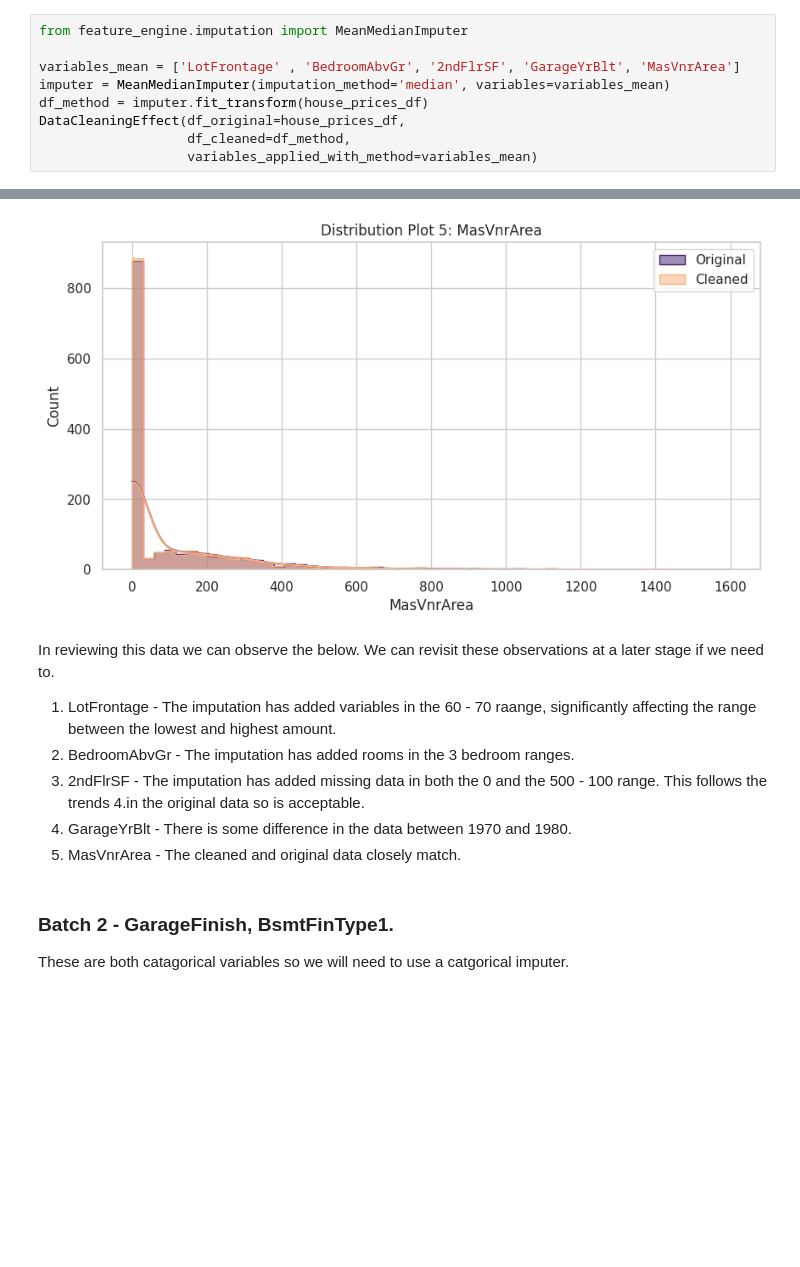
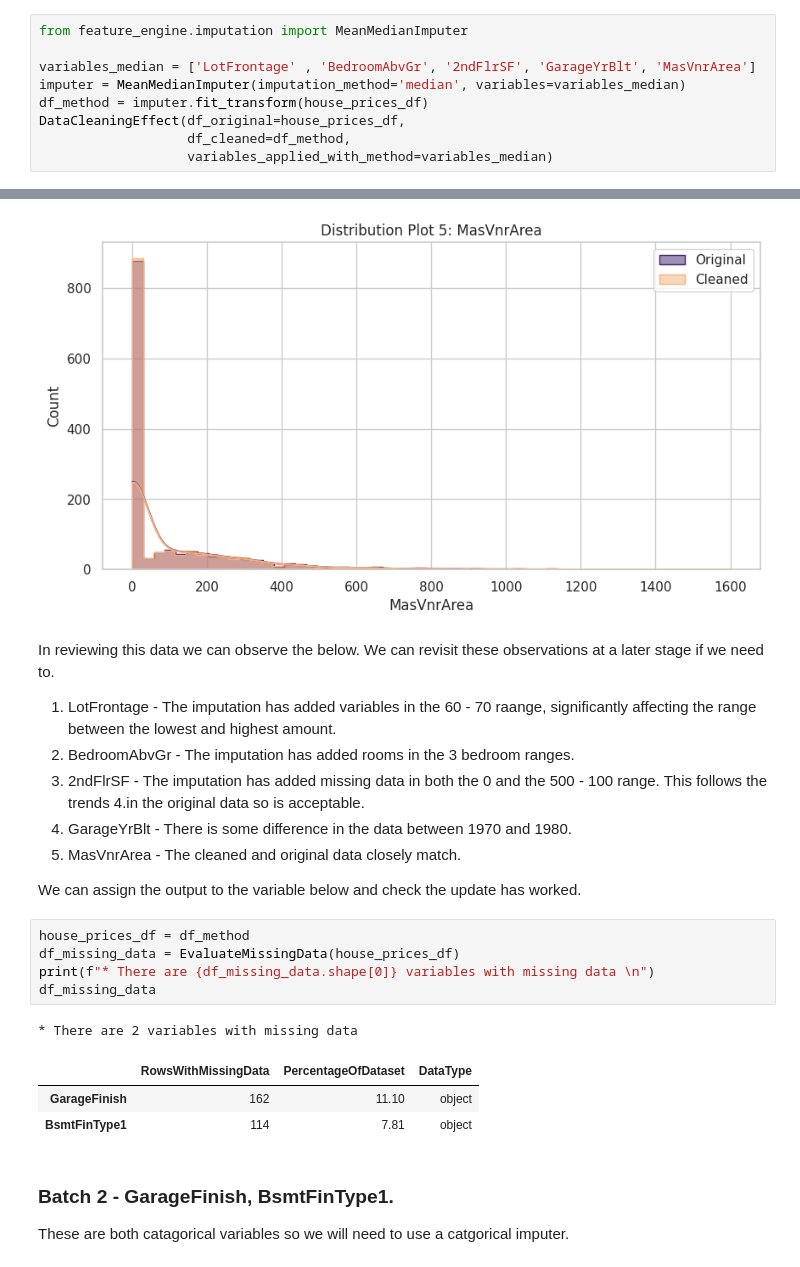
Before and after one commit to ewradcliffe/Heritage-Housing, a Jupyter notebook: jupyter_notebooks/DataCleaning.ipynb, the cells around one changed output, grey strips where cells are left out. Drawn from its saved outputs; the diff is of its cells as text; blank space fills up the shorter version.

Commit message:
Rewrite code to correctly apply data cleaning.

```diff
--- a/jupyter_notebooks/DataCleaning.ipynb
+++ b/jupyter_notebooks/DataCleaning.ipynb
@@ -198,12 +198,12 @@ As per the data inspection notebook, this data is numeric and either positively
 # %%
 from feature_engine.imputation import MeanMedianImputer
 
-variables_mean = ['LotFrontage' , 'BedroomAbvGr', '2ndFlrSF', 'GarageYrBlt', 'MasVnrArea']
-imputer = MeanMedianImputer(imputation_method='median', variables=variables_mean)
+variables_median = ['LotFrontage' , 'BedroomAbvGr', '2ndFlrSF', 'GarageYrBlt', 'MasVnrArea']
+imputer = MeanMedianImputer(imputation_method='median', variables=variables_median)
 df_method = imputer.fit_transform(house_prices_df)
 DataCleaningEffect(df_original=house_prices_df,
                    df_cleaned=df_method,
-                   variables_applied_with_method=variables_mean)
+                   variables_applied_with_method=variables_median)
 # %% [output]
 =====================================================================================
 * Distribution Effect Analysis After Data Cleaning Method in the following variables:
@@ -221,6 +221,18 @@ In reviewing this data we can observe the below. We can revisit these observatio
 3. 2ndFlrSF - The imputation has added missing data in both the 0 and the 500 - 100 range. This follows the trends 4.in the original data so is acceptable.
 4. GarageYrBlt - There is some difference in the data between 1970 and 1980.
 5. MasVnrArea - The cleaned and original data closely match.
+
+We can assign the output to the variable below and check the update has worked.
+# %%
+house_prices_df = df_method
+df_missing_data = EvaluateMissingData(house_prices_df)
+print(f"* There are {df_missing_data.shape[0]} variables with missing data \n")
+df_missing_data
+# %% [output]
+* There are 2 variables with missing data
+|  | RowsWithMissingData | PercentageOfDataset | DataType |
+| GarageFinish | 162 | 11.10 | object |
+| BsmtFinType1 | 114 | 7.81 | object |
 # %% [markdown]
 ### Batch 2 - GarageFinish, BsmtFinType1.
 
```
Also changed, not shown: parts of 3 cells of this notebook, 1 other file.
